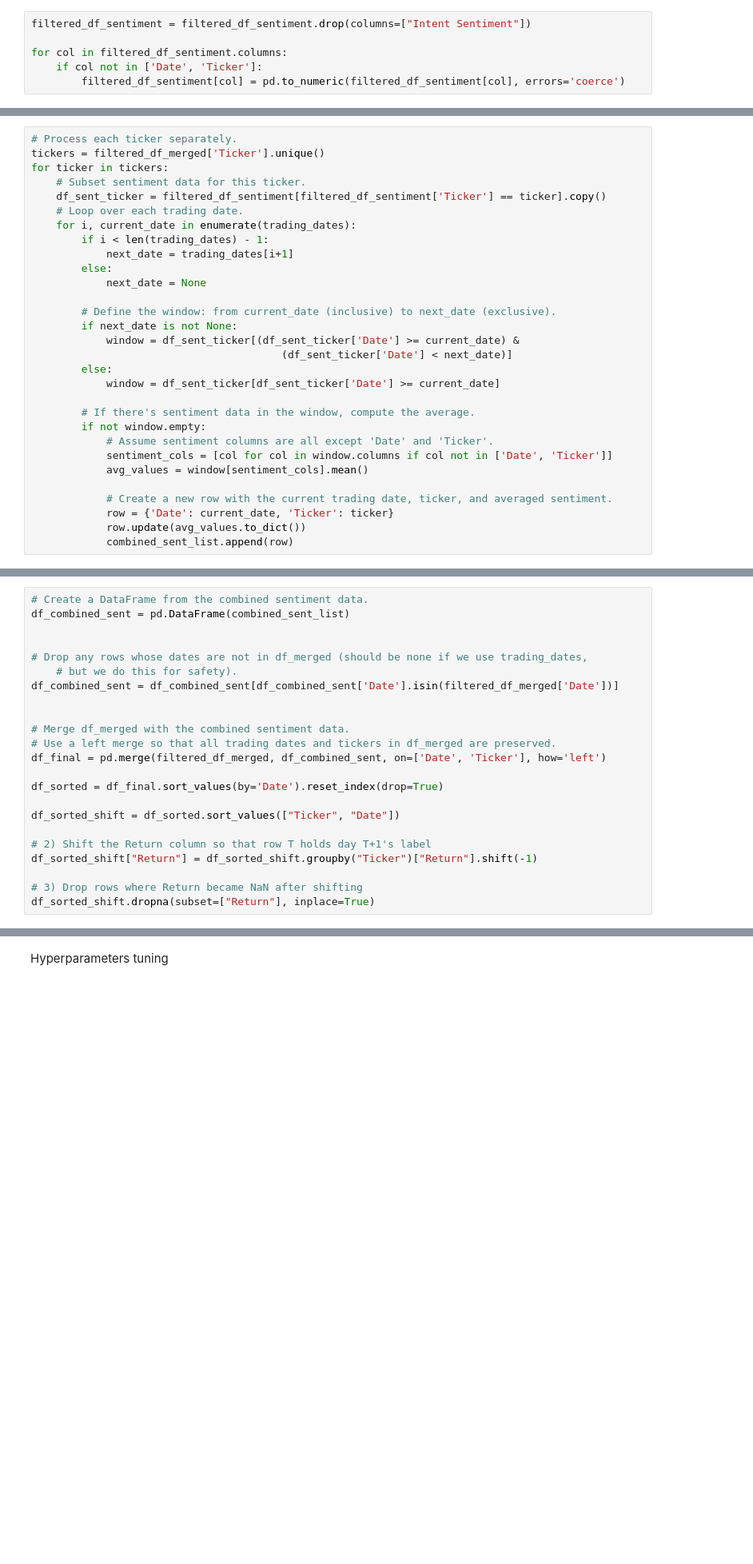
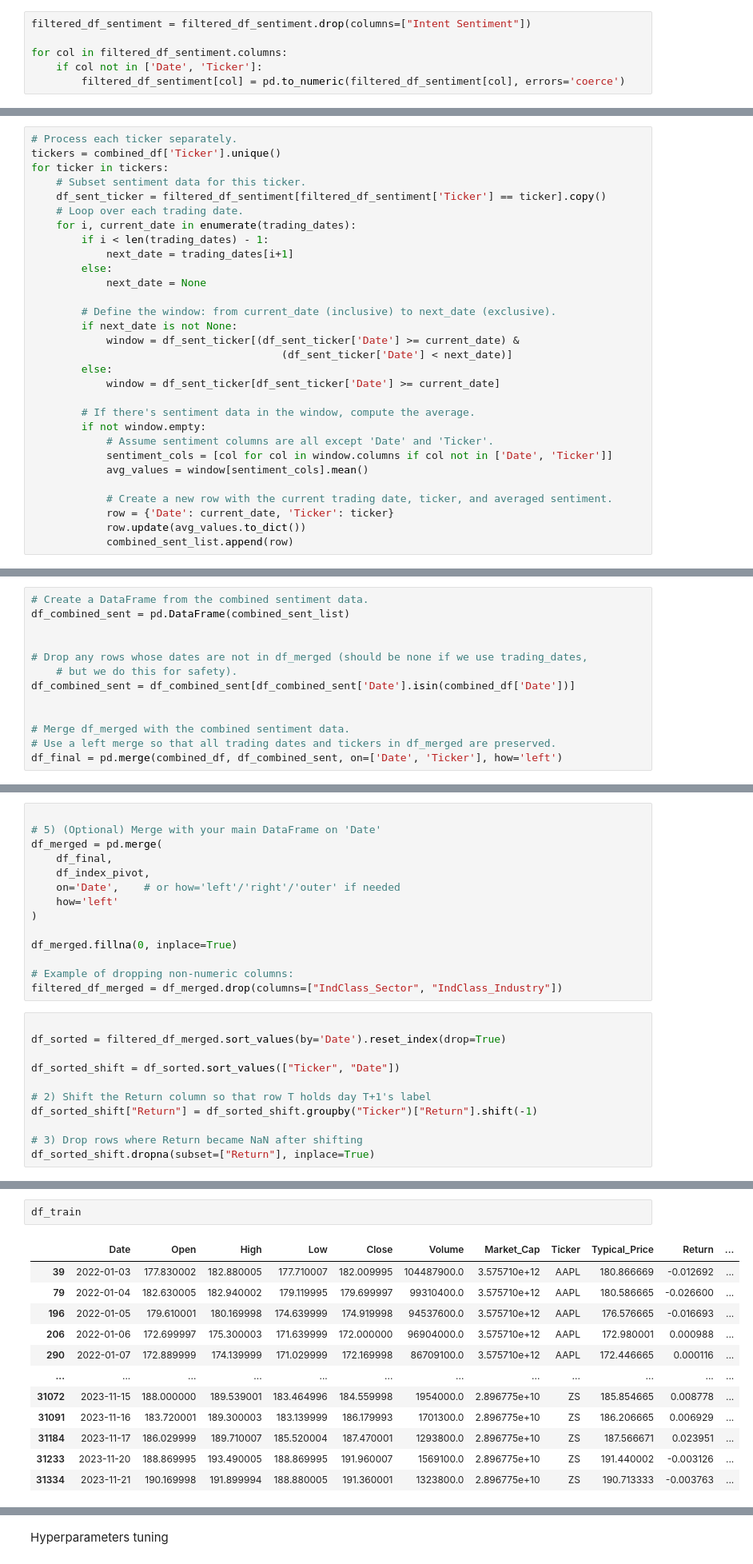
Before and after one commit to GAOCheryl/QF5214_2025_G8, a Jupyter notebook: TeamThree/MASTER-master/model_strategy_testing.ipynb, the cells around one changed output, grey strips where cells are left out. Shown: that part at 80% size. Drawn from its saved outputs; the diff is of its cells as text; blank space fills up the shorter version.

```diff
--- a/TeamThree/MASTER-master/model_strategy_testing.ipynb
+++ b/TeamThree/MASTER-master/model_strategy_testing.ipynb
@@ -185,7 +217,7 @@ trading_dates = sorted(df_merged['Date'].unique())
 combined_sent_list = []
 # %%
 # Process each ticker separately.
-tickers = filtered_df_merged['Ticker'].unique()
+tickers = combined_df['Ticker'].unique()
 for ticker in tickers:
     # Subset sentiment data for this ticker.
     df_sent_ticker = filtered_df_sentiment[filtered_df_sentiment['Ticker'] == ticker].copy()
@@ -220,19 +264,9 @@ df_combined_sent = pd.DataFrame(combined_sent_list)
 
 # Drop any rows whose dates are not in df_merged (should be none if we use trading_dates,
     # but we do this for safety).
-df_combined_sent = df_combined_sent[df_combined_sent['Date'].isin(filtered_df_merged['Date'])]
+df_combined_sent = df_combined_sent[df_combined_sent['Date'].isin(combined_df['Date'])]
 
 
 # Merge df_merged with the combined sentiment data.
 # Use a left merge so that all trading dates and tickers in df_merged are preserved.
-df_final = pd.merge(filtered_df_merged, df_combined_sent, on=['Date', 'Ticker'], how='left')
-
-df_sorted = df_final.sort_values(by='Date').reset_index(drop=True)
-
-df_sorted_shift = df_sorted.sort_values(["Ticker", "Date"])
-
-# 2) Shift the Return column so that row T holds day T+1's label
-df_sorted_shift["Return"] = df_sorted_shift.groupby("Ticker")["Return"].shift(-1)
-
-# 3) Drop rows where Return became NaN after shifting
-df_sorted_shift.dropna(subset=["Return"], inplace=True)
+df_final = pd.merge(combined_df, df_combined_sent, on=['Date', 'Ticker'], how='left')
@@ -239,3 +289,28 @@ df_sorted_shift.dropna(subset=["Return"], inplace=True)
+# %%
+
+# 5) (Optional) Merge with your main DataFrame on 'Date'
+df_merged = pd.merge(
+    df_final,
+    df_index_pivot,
+    on='Date',    # or how='left'/'right'/'outer' if needed
+    how='left'
+)
+
+df_merged.fillna(0, inplace=True)
+
+# Example of dropping non-numeric columns:
+filtered_df_merged = df_merged.drop(columns=["IndClass_Sector", "IndClass_Industry"])
+# %%
+
+df_sorted = filtered_df_merged.sort_values(by='Date').reset_index(drop=True)
+
+df_sorted_shift = df_sorted.sort_values(["Ticker", "Date"])
+
+# 2) Shift the Return column so that row T holds day T+1's label
+df_sorted_shift["Return"] = df_sorted_shift.groupby("Ticker")["Return"].shift(-1)
+
+# 3) Drop rows where Return became NaN after shifting
+df_sorted_shift.dropna(subset=["Return"], inplace=True)
 # %%
 # Ensure the Date column is datetime type.
 df_sorted_shift['Date'] = pd.to_datetime(df_sorted_shift['Date'])
@@ -252,3 +327,18 @@ valid_date_end = unique_dates[int(n_dates * 0.8)]
 df_train = df_sorted_shift[df_sorted_shift['Date'] <= train_date_end].copy()
 df_valid = df_sorted_shift[(df_sorted_shift['Date'] > train_date_end) & (df_sorted_shift['Date'] <= valid_date_end)].copy()
 df_test  = df_sorted_shift[(df_sorted_shift['Date'] > valid_date_end)].copy()
+# %%
+df_train
+# %% [output]
+|  | Date | Open | High | Low | Close | Volume | Market_Cap | Ticker | Typical_Price | Return | ... |
+| 39 | 2022-01-03 | 177.830002 | 182.880005 | 177.710007 | 182.009995 | 104487900.0 | 3.575710e+12 | AAPL | 180.866669 | -0.012692 | ... |
+| 79 | 2022-01-04 | 182.630005 | 182.940002 | 179.119995 | 179.699997 | 99310400.0 | 3.575710e+12 | AAPL | 180.586665 | -0.026600 | ... |
+| 196 | 2022-01-05 | 179.610001 | 180.169998 | 174.639999 | 174.919998 | 94537600.0 | 3.575710e+12 | AAPL | 176.576665 | -0.016693 | ... |
+| 206 | 2022-01-06 | 172.699997 | 175.300003 | 171.639999 | 172.000000 | 96904000.0 | 3.575710e+12 | AAPL | 172.980001 | 0.000988 | ... |
+| 290 | 2022-01-07 | 172.889999 | 174.139999 | 171.029999 | 172.169998 | 86709100.0 | 3.575710e+12 | AAPL | 172.446665 | 0.000116 | ... |
+| ... | ... | ... | ... | ... | ... | ... | ... | ... | ... | ... | ... |
+| 31072 | 2023-11-15 | 188.000000 | 189.539001 | 183.464996 | 184.559998 | 1954000.0 | 2.896775e+10 | ZS | 185.854665 | 0.008778 | ... |
+| 31091 | 2023-11-16 | 183.720001 | 189.300003 | 183.139999 | 186.179993 | 1701300.0 | 2.896775e+10 | ZS | 186.206665 | 0.006929 | ... |
+| 31184 | 2023-11-17 | 186.029999 | 189.710007 | 185.520004 | 187.470001 | 1293800.0 | 2.896775e+10 | ZS | 187.566671 | 0.023951 | ... |
+| 31233 | 2023-11-20 | 188.869995 | 193.490005 | 188.869995 | 191.960007 | 1569100.0 | 2.896775e+10 | ZS | 191.440002 | -0.003126 | ... |
+| 31334 | 2023-11-21 | 190.169998 | 191.899994 | 188.880005 | 191.360001 | 1323800.0 | 2.896775e+10 | ZS | 190.713333 | -0.003763 | ... |
```
Also changed, not shown: parts of 20 cells of this notebook, 1 other file.
